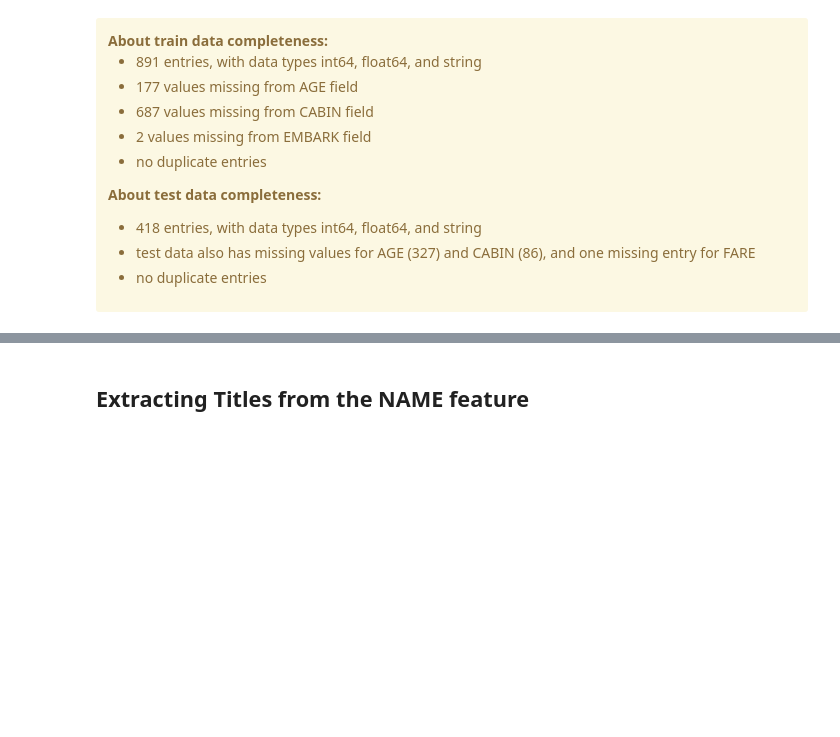
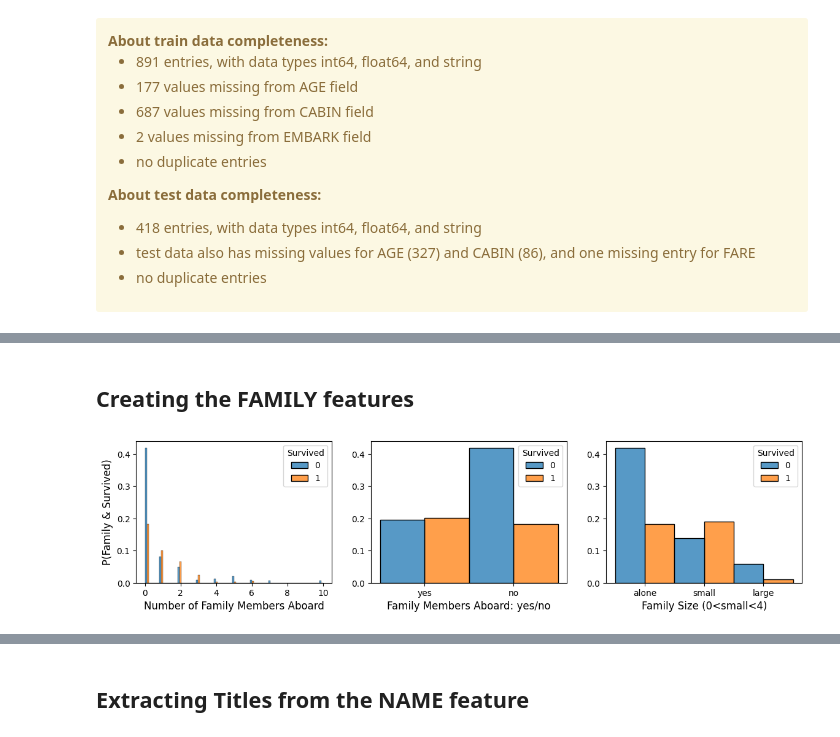
Before and after one commit to JRRobalo/The_Gigantic, a Jupyter notebook: titanic-reloaded.ipynb, the cells around one changed output, grey strips where cells are left out. Cells and saved outputs as stored; diff of their text form; code cells hidden in the pictures; blank space fills up the shorter version.

```diff
--- a/titanic-reloaded.ipynb
+++ b/titanic-reloaded.ipynb
@@ -243,0 +324,48 @@ df_test.duplicated().sum()
+# %% [markdown]
+## Creating the FAMILY features ##
+# %%
+# FamilyYN = PARCH + SIBSP >0 OR NOT
+# DEFINE FUNCTION TO ASSIGN FAMILY VALUES BASED ON PARCH AND SIBSP
+def fam(parch:int, sibsip:int):
+    if (parch==0) & (sibsip==0):
+        return 'no'
+    else:
+        return 'yes'
+# APPLY FUNCTION
+df_train['FamilyYN'] = df_train.apply(lambda x: fam(x.Parch, x['SibSp']), axis=1)
+df_test['FamilyYN'] = df_test.apply(lambda x: fam(x.Parch, x['SibSp']), axis=1)
+# FAMILY = PARCH + SIBSP
+df_train['Family'] = df_train['SibSp'] + df_train['Parch']
+df_test['Family'] = df_test['SibSp'] + df_test['Parch']
+# FAMILY SIZE, ACCORDING TO VARIATION IN SURVIVED FEATURE
+def famsize(family):
+    if family == 0:
+        return 'alone'
+    elif family < 4:
+        return 'small'
+    else:
+        return 'large'
+# APPLY FUNCTION; pd.Categorical SETS AN ORDINALITY TO THE CATEGORIES THAT WILL BE USED WHEN, E.G., PLOTTING
+df_train['Famsize'] = pd.Categorical(df_train['Family'].apply(famsize), categories=['alone', 'small', 'large'])
+df_test['Famsize'] = pd.Categorical(df_test['Family'].apply(famsize), categories=['alone', 'small', 'large'])
+# %%
+# PLOT FAMILY FEATURES
+fig_fam = plt.figure(figsize = (14,3))
+gs = plt.GridSpec(1,3)
+# SET GRID POSITIONS FOR PLOTS
+g1 = plt.subplot(gs[0, 0])
+g2 = plt.subplot(gs[0, 1])
+g3 = plt.subplot(gs[0, 2])
+# PLOT FAMILY, FAMILY_YN, FAMSIZE
+ax_list = ['ax1', 'ax2', 'ax3']
+gpts_list = [g1, g2, g3]
+feat_list = ['Family', 'FamilyYN', 'Famsize']
+xlbl_list = ['Number of Family Members Aboard', 'Family Members Aboard: yes/no', 'Family Size (0<small<4)']
+ylbl_list = ['P(Family & Survived)', '', '']
+for axis, gp, feat, xlabel, ylabel in zip(ax_list, gpts_list, feat_list, xlbl_list, ylbl_list):
+    axis = sns.histplot(ax=gp, data = df_train, x=feat,hue = 'Survived', multiple='dodge', stat='probability')
+    axis.set_xlabel(xlabel, fontsize=12)
+    axis.set_ylabel(ylabel, fontsize=12)
+fig_fam.show()
+# %% [output]
+[figure, added]
```
Also changed, not shown: parts of 96 cells of this notebook.
